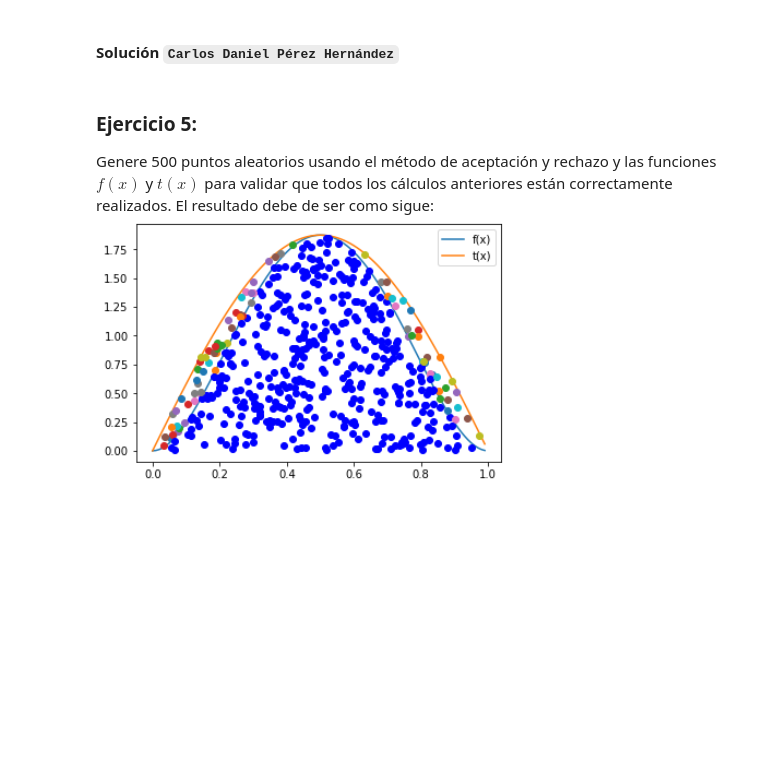
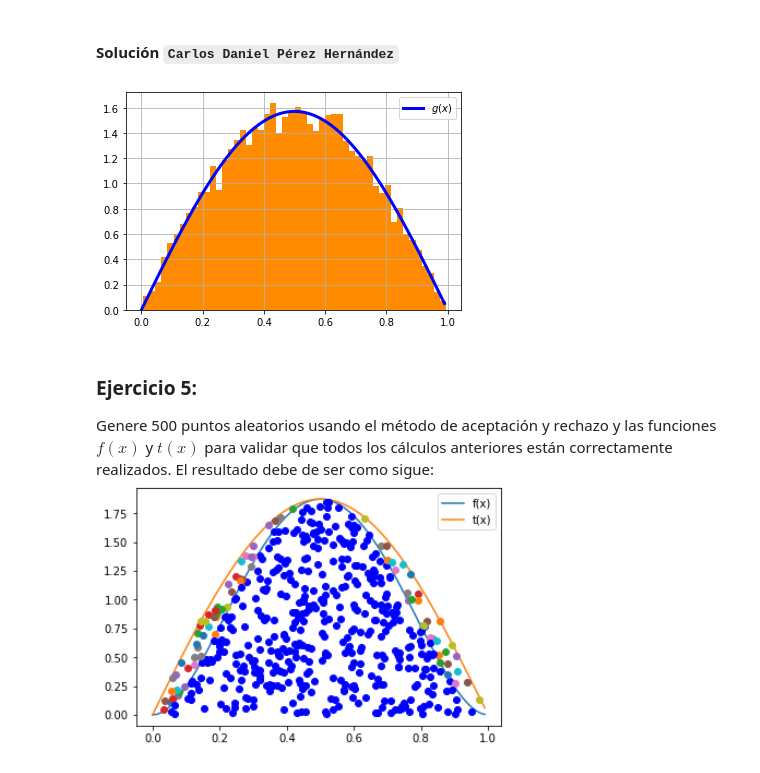
Before and after one commit to danielperhez/Tarea6_PRivera_CPerez, a Jupyter notebook: Tarea6_PRivera_CPérez.ipynb, the cells around one changed output. Saved outputs shown, nothing was run; the diff lists cells and outputs as text; code cells hidden in the pictures; blank space fills up the shorter version.

```diff
--- a/Tarea6_PRivera_CPérez.ipynb
+++ b/Tarea6_PRivera_CPérez.ipynb
@@ -240,6 +332,30 @@ dist_gx(10000)
 En una función, usando funciones anidadas, generamos las variables aleatorias de la distribución dada con la fórmula obtenida, graficamos el histograma de las mismas y también graficamos la función de densidad para comprobar que estamos generando dichas variables aleatorias de manera correcta.
 # %% [markdown]
 #### Solución ``Carlos Daniel Pérez Hernández``
+# %%
+def distribucion_g(N):
+    distribucion = np.zeros(N)
+
+    def x(i):
+        nonlocal distribucion
+        U = np.random.random()
+        distribucion[i] = np.arccos(-2 * U + 1) / np.pi
+
+    [x(i) for i in range(N)]
+
+    x = np.arange(0,1,0.01)
+
+    minimo_gx = (np.pi * np.sin(np.pi * x))/2
+
+    plt.grid()
+    plt.hist(distribucion, bins = 50, density = True, color='darkorange')
+    plt.plot(x, minimo_gx, linewidth = 3, color = 'blue', label = '$g(x)$')
+    plt.legend()
+    plt.show()
+# %%
+distribucion_g(10000)
+# %% [output]
+[figure, added]
 # %% [markdown]
 ### Ejercicio 5:
 Genere 500 puntos aleatorios usando el método de aceptación y rechazo y las funciones $f(x)$ y $t(x)$ para validar que todos los cálculos anteriores están correctamente realizados. El resultado debe de ser como sigue:
```
Also changed, not shown: parts of 18 cells of this notebook.
